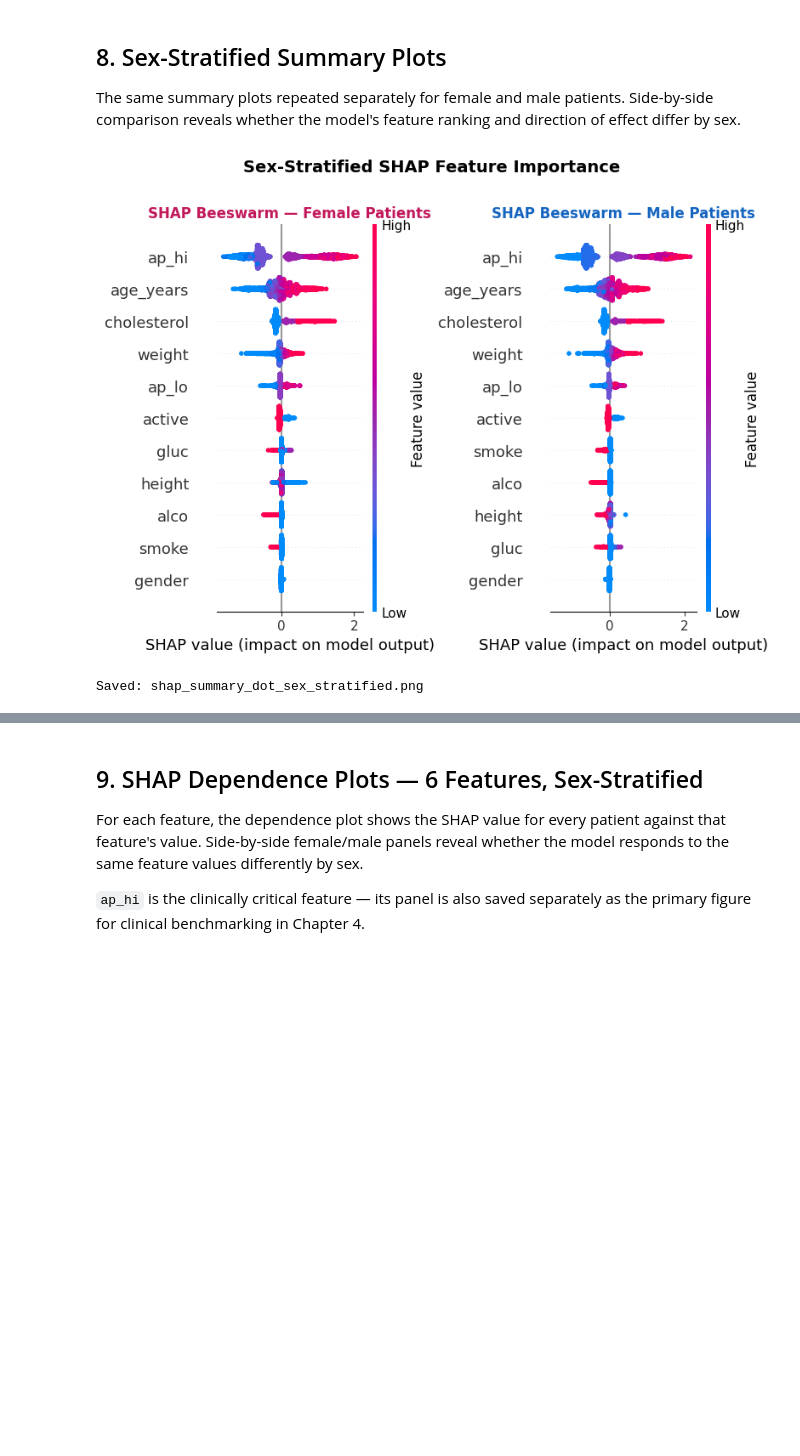
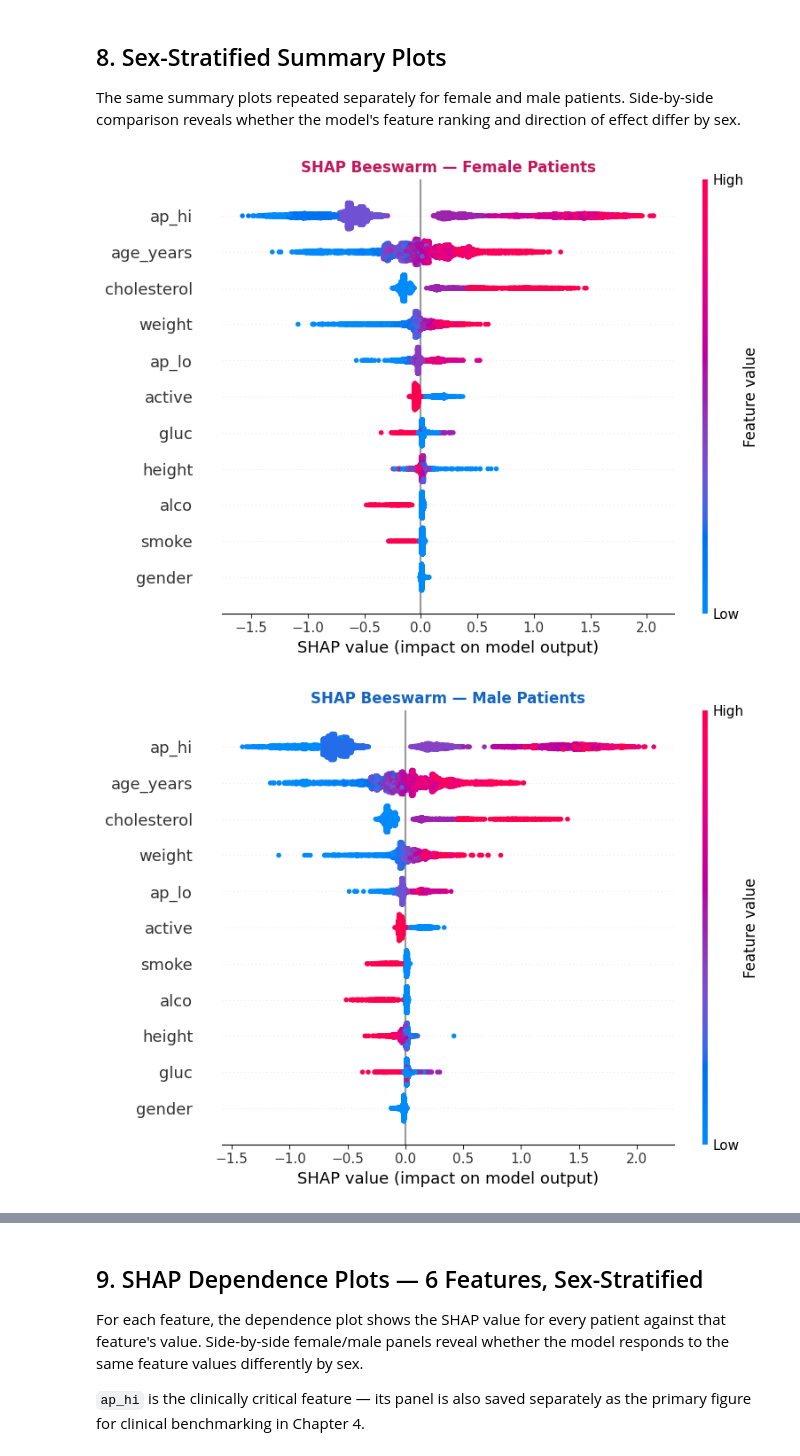
Before and after one commit to Kavisha612/Dissertation_ExplainableAI, a Jupyter notebook: SHAP_fairness_notebooks/shap_01_global_validation.ipynb, the cells around one changed output, grey strips where cells are left out. Saved outputs shown, nothing was run; the diff lists cells and outputs as text; code cells hidden in the pictures; blank space fills up the shorter version.

```diff
--- a/SHAP_fairness_notebooks/shap_01_global_validation.ipynb
+++ b/SHAP_fairness_notebooks/shap_01_global_validation.ipynb
@@ -309,24 +411,18 @@ Side-by-side comparison reveals whether the model's feature ranking
 and direction of effect differ by sex.
 # %%
 # ── Dot plots side by side ─────────────────────────────────────────────────
-fig, axes = plt.subplots(1, 2, figsize=(18, 6))
-
-plt.sca(axes[0])
-shap.summary_plot(sv_female.values, X_test_female, plot_type="dot", show=False)
-axes[0].set_title("SHAP Beeswarm — Female Patients", fontsize=12,
-                   fontweight="bold", color="#c2185b")
-
-plt.sca(axes[1])
-shap.summary_plot(sv_male.values, X_test_male, plot_type="dot", show=False)
-axes[1].set_title("SHAP Beeswarm — Male Patients", fontsize=12,
-                   fontweight="bold", color="#1565c0")
-
-plt.suptitle("Sex-Stratified SHAP Feature Importance", fontsize=14, fontweight="bold", y=1.01)
-plt.tight_layout()
-plt.savefig(OUTPUT_SHAP / "shap_summary_dot_sex_stratified.png", dpi=150, bbox_inches="tight")
-plt.show()
-print("Saved: shap_summary_dot_sex_stratified.png")
+for title, sv, X, color, fname in [
+    ("SHAP Beeswarm — Female Patients", sv_female, X_test_female, "#c2185b", "shap_summary_dot_female.png"),
+    ("SHAP Beeswarm — Male Patients",   sv_male,   X_test_male,   "#1565c0", "shap_summary_dot_male.png"),
+]:
+    fig, ax = plt.subplots(figsize=(6, 7))
+    plt.sca(ax)
+    shap.summary_plot(sv.values, X, plot_type="dot", show=False)
+    ax.set_title(title, fontsize=12, fontweight="bold", color=color)
+    plt.tight_layout()
+    plt.savefig(OUTPUT_SHAP / fname, dpi=150, bbox_inches="tight")
+    plt.show()
 # %% [output]
-[figure, old version]
+[figure, new version]
-Saved: shap_summary_dot_sex_stratified.png
+[figure, added]
 # %%
```
Also changed, not shown: parts of 10 cells of this notebook.
